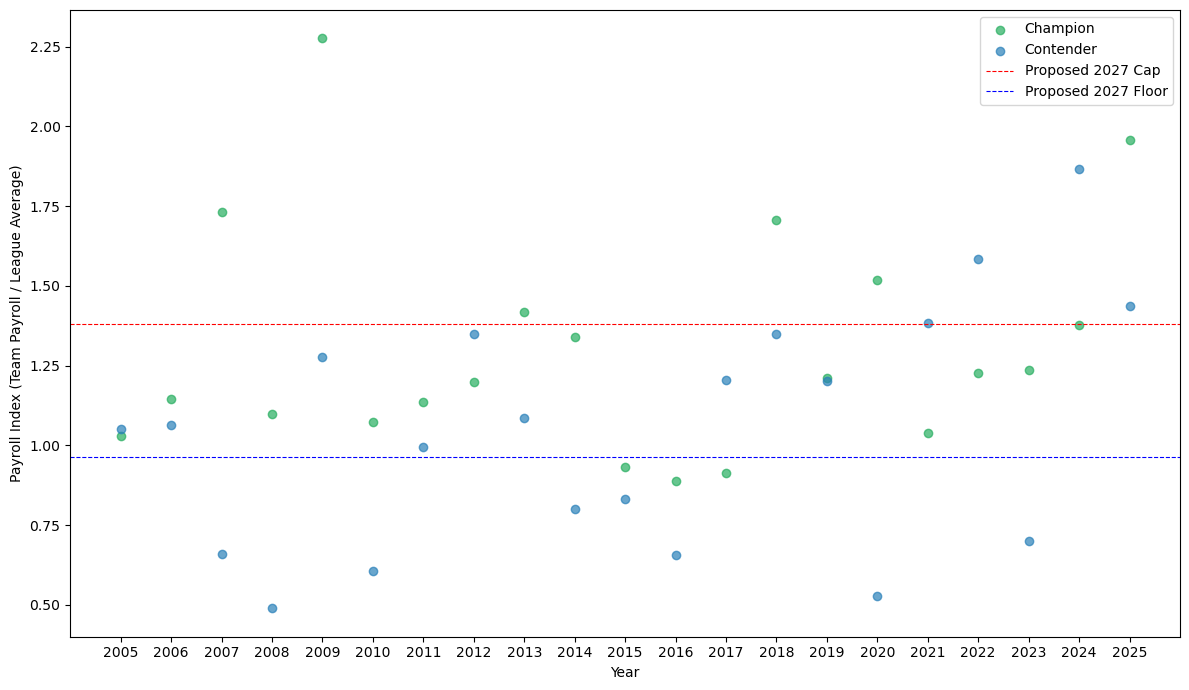
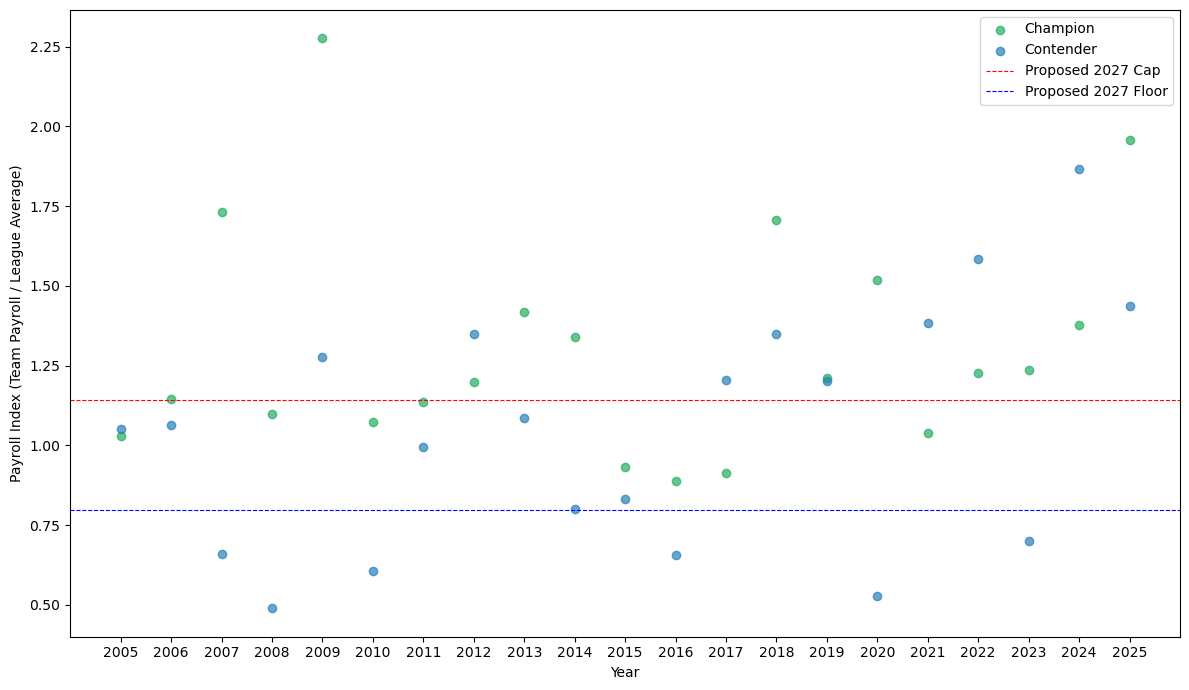
Code edit (unified diff) that turned the first committed figure into the second:
--- before
+++ after
@@ -10,13 +10,24 @@
 world_series_plot['league_avg'] = world_series_plot['league-total-payroll'] / 30
 world_series_plot['payroll_index'] = world_series_plot['payroll'] / world_series_plot['league_avg']
-# Placeholder: anchored to most recent actual season.
-# TODO: replace with projection informed by 2026 opening day actuals.
-# Assumed annual league payroll growth, pending replacement with
-# a rate measured from 2005–2026 actuals (next session).
-assumed_growth_rate = 1.05
-league_avg_2027_proj = world_series_plot[world_series_plot['year'] == 2025]['league_avg'].values[0] * assumed_growth_rate
 
-cap_index = 245_300_000 / league_avg_2027_proj
-floor_index = 171_200_000 / league_avg_2027_proj
+# 2026 opening day league total payroll (thebaseballcube.com, retrieved July 2026).
+# Kept as a constant rather than a row in the WS csv: that file's grain is one
+# World Series per row, and 2026 has no World Series yet.
+# Note: stevetheump.com's 2026 total sums ~5.5% lower despite the same stated
+# opening-day definition; the Cube figure is used for consistency with the
+# 2005-2025 league-total series, which is Cube-sourced.
+league_total_2026 = 6_130_926_880
+league_avg_2026 = league_total_2026 / 30
+
+# Long-run growth rate (2005 -> 2026 CAGR). We deliberately do NOT project
+# forward using the single-year 2025->2026 jump (~20%), which is an outlier.
+league_avg_2005 = world_series_plot.loc[world_series_plot['year'] == 2005, 'league_avg'].iloc[0]
+cagr = (league_avg_2026 / league_avg_2005) ** (1/21)
+
+# 2027 projection: one year forward from the 2026 actual at the long-run rate.
+league_avg_2027_proj = league_avg_2026 * cagr
+
+proposed_cap_2027 = 245_300_000 / league_avg_2027_proj
+proposed_floor_2027 = 171_200_000 / league_avg_2027_proj
 
 
@@ -29,6 +40,6 @@
 
 
-ax.axhline(cap_index, color='red', linewidth=0.8, linestyle='--', label='Proposed 2027 Cap')
-ax.axhline(floor_index, color='blue', linewidth=0.8, linestyle='--', label='Proposed 2027 Floor')
+ax.axhline(proposed_cap_2027, color='red', linewidth=0.8, linestyle='--', label='Proposed 2027 Cap')
+ax.axhline(proposed_floor_2027, color='blue', linewidth=0.8, linestyle='--', label='Proposed 2027 Floor')
 ax.set_xticks(world_series_plot['year'].unique())
 ax.legend()

Commit: Replaced the projected growth rate with a compounded rate calculated annual change season over season from 2005 through 2026